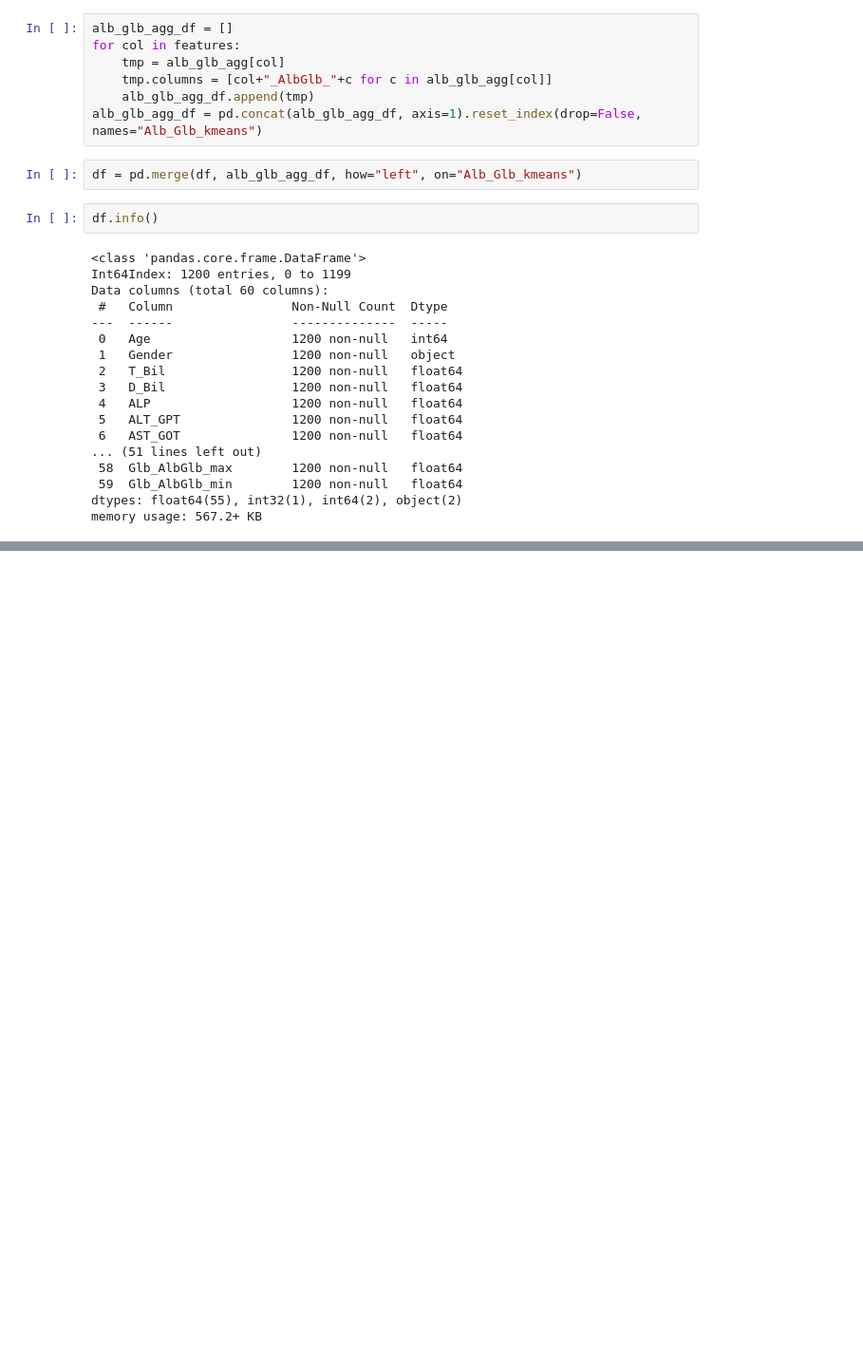
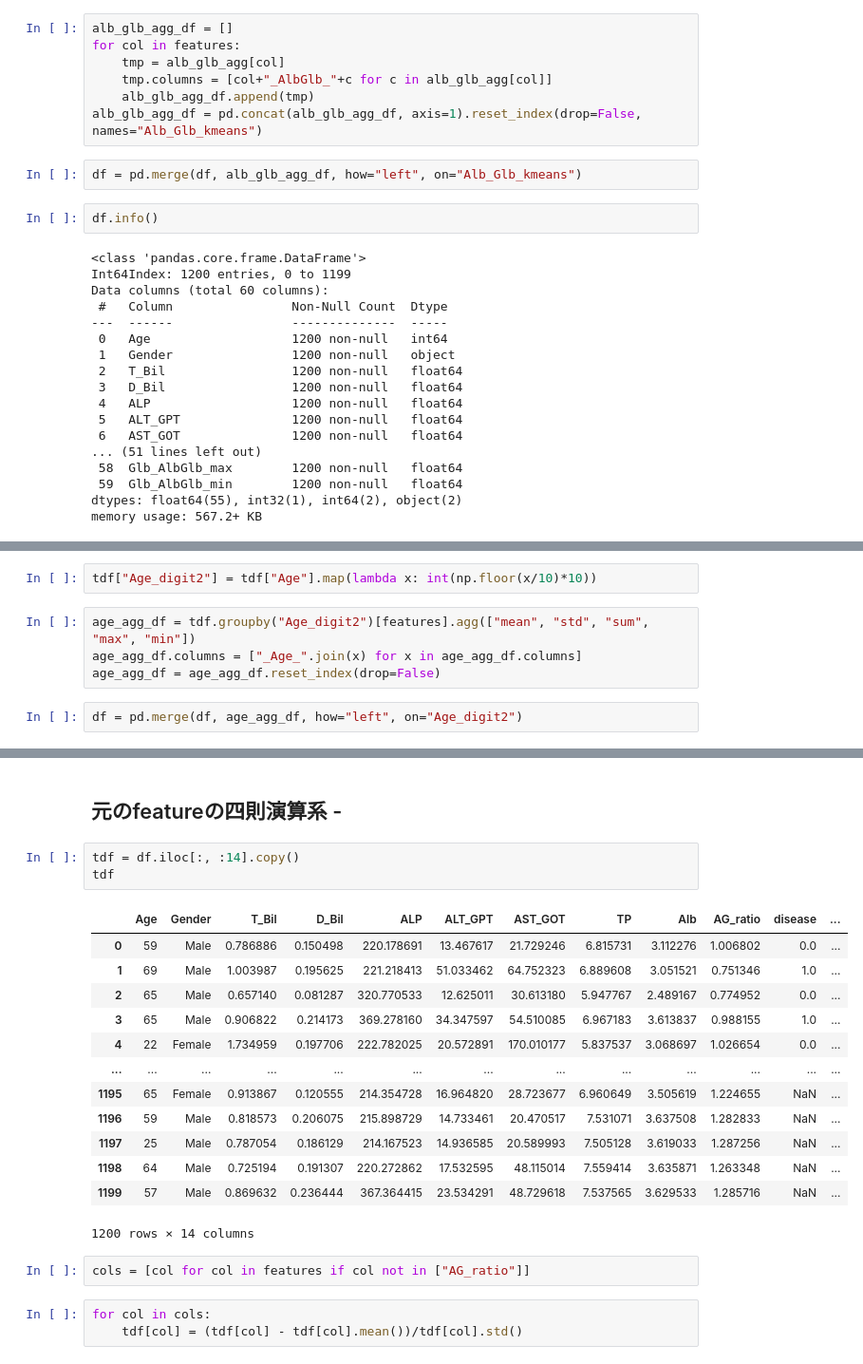
Before and after one commit to gucci-san/liver-disease-detection, a Jupyter notebook: featurization01.ipynb, the cells around one changed output, grey strips where cells are left out. Shown: that part at 95% size. Drawn from its saved outputs; the diff is of its cells as text; blank space fills up the shorter version.

```diff
--- a/featurization01.ipynb
+++ b/featurization01.ipynb
@@ -109,0 +176,8 @@ memory usage: 567.2+ KB
+# %%
+tdf["Age_digit2"] = tdf["Age"].map(lambda x: int(np.floor(x/10)*10))
+# %%
+age_agg_df = tdf.groupby("Age_digit2")[features].agg(["mean", "std", "sum", "max", "min"])
+age_agg_df.columns = ["_Age_".join(x) for x in age_agg_df.columns]
+age_agg_df = age_agg_df.reset_index(drop=False)
+# %%
+df = pd.merge(df, age_agg_df, how="left", on="Age_digit2")
@@ -109,0 +204,24 @@ memory usage: 567.2+ KB
+# %% [markdown]
+## 元のfeatureの四則演算系 -
+# %%
+tdf = df.iloc[:, :14].copy()
+tdf
+# %% [output]
+|  | Age | Gender | T_Bil | D_Bil | ALP | ALT_GPT | AST_GOT | TP | Alb | AG_ratio | disease | ... |
+| 0 | 59 | Male | 0.786886 | 0.150498 | 220.178691 | 13.467617 | 21.729246 | 6.815731 | 3.112276 | 1.006802 | 0.0 | ... |
+| 1 | 69 | Male | 1.003987 | 0.195625 | 221.218413 | 51.033462 | 64.752323 | 6.889608 | 3.051521 | 0.751346 | 1.0 | ... |
+| 2 | 65 | Male | 0.657140 | 0.081287 | 320.770533 | 12.625011 | 30.613180 | 5.947767 | 2.489167 | 0.774952 | 0.0 | ... |
+| 3 | 65 | Male | 0.906822 | 0.214173 | 369.278160 | 34.347597 | 54.510085 | 6.967183 | 3.613837 | 0.988155 | 1.0 | ... |
+| 4 | 22 | Female | 1.734959 | 0.197706 | 222.782025 | 20.572891 | 170.010177 | 5.837537 | 3.068697 | 1.026654 | 0.0 | ... |
+| ... | ... | ... | ... | ... | ... | ... | ... | ... | ... | ... | ... | ... |
+| 1195 | 65 | Female | 0.913867 | 0.120555 | 214.354728 | 16.964820 | 28.723677 | 6.960649 | 3.505619 | 1.224655 | NaN | ... |
+| 1196 | 59 | Male | 0.818573 | 0.206075 | 215.898729 | 14.733461 | 20.470517 | 7.531071 | 3.637508 | 1.282833 | NaN | ... |
+| 1197 | 25 | Male | 0.787054 | 0.186129 | 214.167523 | 14.936585 | 20.589993 | 7.505128 | 3.619033 | 1.287256 | NaN | ... |
+| 1198 | 64 | Male | 0.725194 | 0.191307 | 220.272862 | 17.532595 | 48.115014 | 7.559414 | 3.635871 | 1.263348 | NaN | ... |
+| 1199 | 57 | Male | 0.869632 | 0.236444 | 367.364415 | 23.534291 | 48.729618 | 7.537565 | 3.629533 | 1.285716 | NaN | ... |
+1200 rows × 14 columns
+# %%
+cols = [col for col in features if col not in ["AG_ratio"]]
+# %%
+for col in cols:
+    tdf[col] = (tdf[col] - tdf[col].mean())/tdf[col].std()
```
Also changed, not shown: parts of 15 cells of this notebook, 3 other files.
